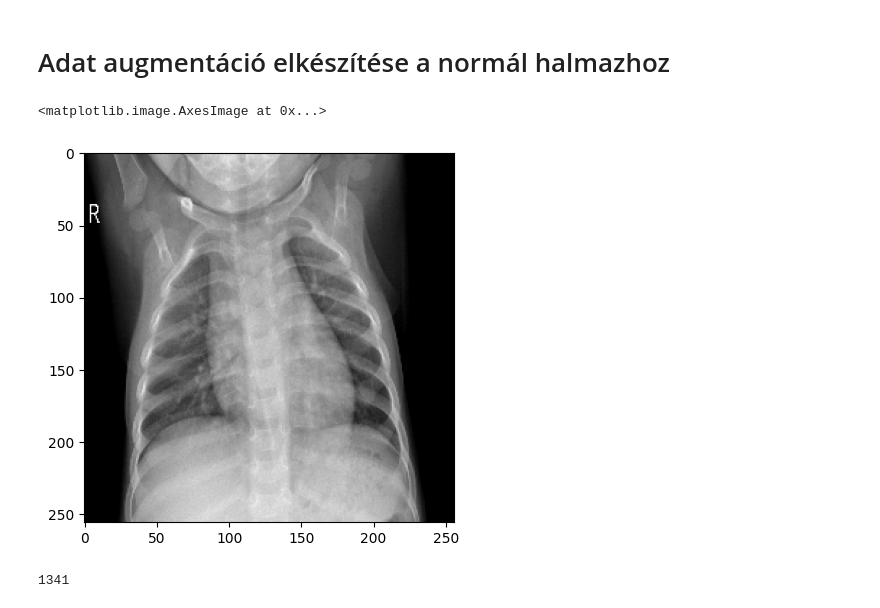
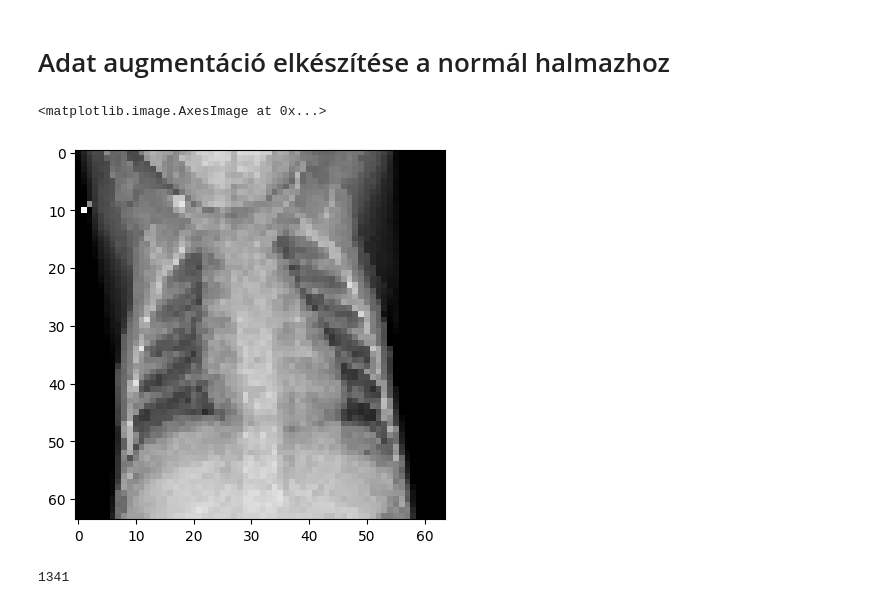
Before and after one commit to Adr1an11/Pneumonia-detection, a Jupyter notebook: pneunomia_detection.ipynb, the cells around one changed output. Cells and saved outputs as stored; diff of their text form; code cells hidden in the pictures.

```diff
--- a/pneunomia_detection.ipynb
+++ b/pneunomia_detection.ipynb
@@ -59,11 +59,25 @@ train_normal = resizing_all(train_normal)
+# %%
+# ezzel most mukodik es keves eroforrast hasznal fel, viszont igy az eda azon része, mely a képek felbontásának meghatározására való, gyakorlatilag haszontalan lett.
+def read_and_resize(path, size=(64,64)):
+  img = cv2.imread(path)
+  return cv2.resize(img, size)
+
+
+train_normal = [read_and_resize(file) for file in tqdm.tqdm(glob.glob("/content/drive/MyDrive/Colab Notebooks/tudogyulladas/windows/train/NORMAL/*.jpeg"), desc = "Betoltes") ]
+train_pneunomia = [read_and_resize(file) for file in tqdm.tqdm(glob.glob("/content/drive/MyDrive/Colab Notebooks/tudogyulladas/windows/train/PNEUMONIA/*.jpeg"), desc = "Betoltes") ]
+val_pneumonia = [read_and_resize(file) for file in tqdm.tqdm(glob.glob("/content/drive/MyDrive/Colab Notebooks/tudogyulladas/windows/val/PNEUMONIA/*.jpeg"), desc = "Betoltes") ]
+val_normal = [read_and_resize(file) for file in tqdm.tqdm(glob.glob("/content/drive/MyDrive/Colab Notebooks/tudogyulladas/windows/val/NORMAL/*.jpeg"), desc = "Betoltes") ]
+test_pneumonia = [read_and_resize(file) for file in tqdm.tqdm(glob.glob("/content/drive/MyDrive/Colab Notebooks/tudogyulladas/windows/test/PNEUMONIA/*.jpeg"), desc = "Betoltes") ]
+test_normal = [read_and_resize(file) for file in tqdm.tqdm(glob.glob("/content/drive/MyDrive/Colab Notebooks/tudogyulladas/windows/test/NORMAL/*.jpeg"), desc = "Betoltes") ]
 # %%
 #beolvasas
-train_normal = [cv2.imread(file) for file in tqdm.tqdm(glob.glob("/content/drive/MyDrive/Colab Notebooks/tudogyulladas/windows/train/NORMAL/*.jpeg"), desc = "Betoltes") ]
+#csak akkor kell ha valtoztatni szeretnek az eda felbontas reszen
+'''train_normal = [cv2.imread(file) for file in tqdm.tqdm(glob.glob("/content/drive/MyDrive/Colab Notebooks/tudogyulladas/windows/train/NORMAL/*.jpeg"), desc = "Betoltes") ]
 
 train_pneunomia = [cv2.imread(file) for file in tqdm.tqdm(glob.glob("/content/drive/MyDrive/Colab Notebooks/tudogyulladas/windows/train/PNEUMONIA/*.jpeg"), desc = "Betoltes") ]
 
 val_pneumonia = [cv2.imread(file) for file in tqdm.tqdm(glob.glob("/content/drive/MyDrive/Colab Notebooks/tudogyulladas/windows/val/PNEUMONIA/*.jpeg"), desc = "Betoltes") ]
 val_normal = [cv2.imread(file) for file in tqdm.tqdm(glob.glob("/content/drive/MyDrive/Colab Notebooks/tudogyulladas/windows/val/NORMAL/*.jpeg"), desc = "Betoltes") ]
 test_pneumonia = [cv2.imread(file) for file in tqdm.tqdm(glob.glob("/content/drive/MyDrive/Colab Notebooks/tudogyulladas/windows/test/PNEUMONIA/*.jpeg"), desc = "Betoltes") ]
-test_normal = [cv2.imread(file) for file in tqdm.tqdm(glob.glob("/content/drive/MyDrive/Colab Notebooks/tudogyulladas/windows/test/NORMAL/*.jpeg"), desc = "Betoltes") ]
+test_normal = [cv2.imread(file) for file in tqdm.tqdm(glob.glob("/content/drive/MyDrive/Colab Notebooks/tudogyulladas/windows/test/NORMAL/*.jpeg"), desc = "Betoltes") ]'''
 # %% [output]
@@ -281,19 +297,20 @@ Feltáró adatelemzés lezárása, konklúziók összesítése, dokumentálás s
 # %%
 # kb 3x annyi kép kell mint jelenleg van. terv: a harmadat elforgatom 90 fokkal jobbra a harmadat ugyanigy balra az utolso harmadot fejjel lefele forgatom meg
 #nem lehet imgaugot hasznalni az uj numpyal
+from tensorflow import keras
 from tensorflow.keras import layers
 from tensorflow.keras.models import Sequential
 resize_and_rescale = keras.Sequential([
-    layers.Resizing(256, 256),
+    layers.Resizing(64, 64),
     layers.Rescaling(1./255) # minden pixel erteket atrak 0-255 ről 0-1 re
 ])
 img = train_normal[0]
 resized_img = resize_and_rescale(img)
 plt.imshow(resized_img)
 # jo tehat eddig mukodik
 # %% [output]
 <matplotlib.image.AxesImage at 0x...>
-[figure, old version]
+[figure, new version]
 # %%
 data_augmentation = keras.Sequential([
       layers.RandomFlip("horizontal_and_vertical"),
```
Also changed, not shown: parts of 21 cells of this notebook.
